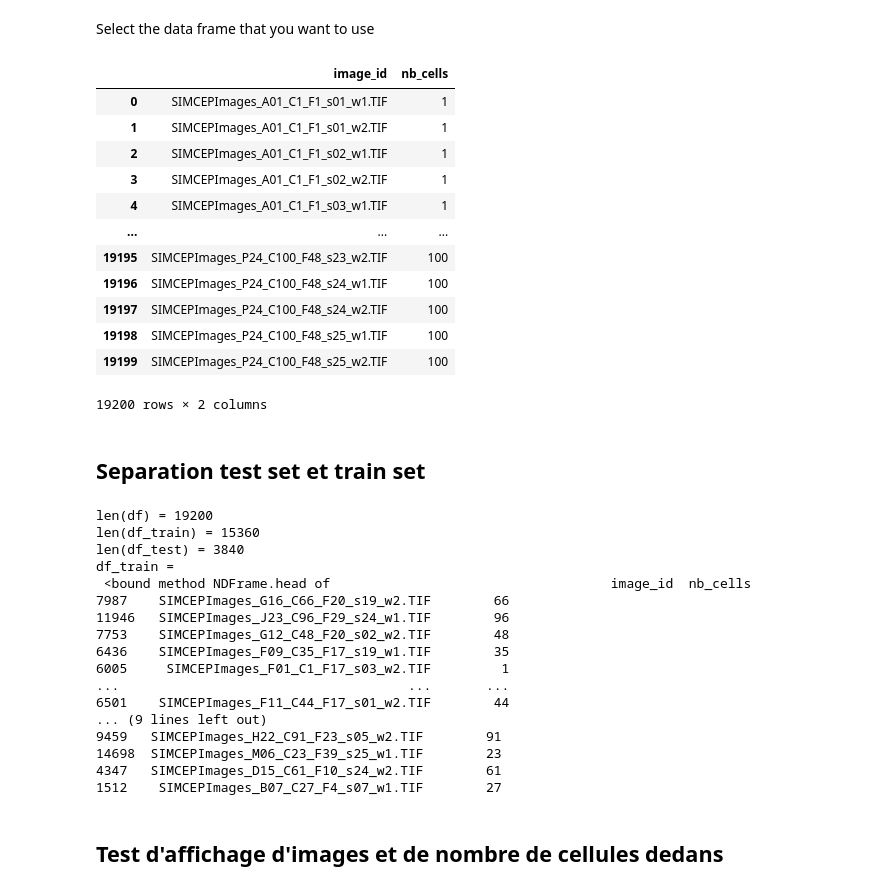
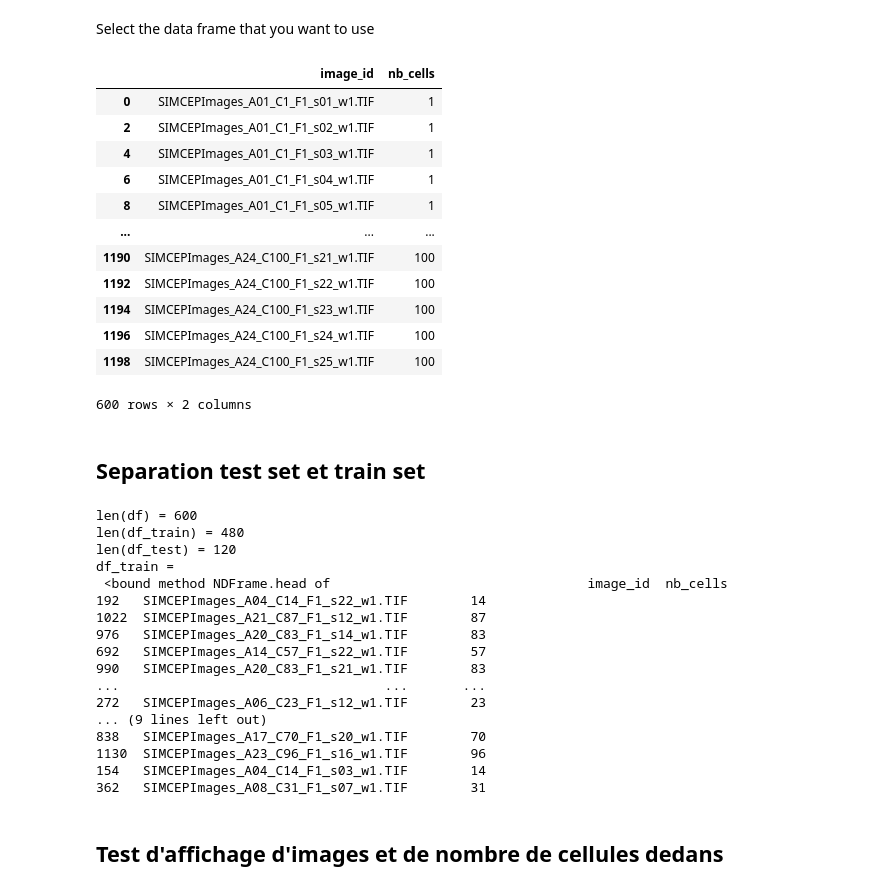
Before and after one commit to Faberra57/cobalt, a Jupyter notebook: CNN/cnn.ipynb, the cells around one changed output. Cells and saved outputs as stored; diff of their text form; code cells hidden in the pictures.

```diff
--- a/CNN/cnn.ipynb
+++ b/CNN/cnn.ipynb
@@ -45,27 +45,30 @@ print(' mask =\n',mask .head())
 # %% [markdown]
 Select the data frame that you want to use
 # %%
-mask_or_image='image'
+mask_or_image='mask'
 if mask_or_image=='mask':
     df=mask
+    # Filtrer les lignes du DataFrame où 'image_id' contient 'w2'
+    df = df[df['image_id'].str.contains("w1", case=False, na=False)]
+
 else:
     df=images.copy()
     df.drop(columns=['blur', 'mask'],inplace=True)
 df
 # %% [output]
 |  | image_id | nb_cells |
 | 0 | SIMCEPImages_A01_C1_F1_s01_w1.TIF | 1 |
-| 1 | SIMCEPImages_A01_C1_F1_s01_w2.TIF | 1 |
 | 2 | SIMCEPImages_A01_C1_F1_s02_w1.TIF | 1 |
-| 3 | SIMCEPImages_A01_C1_F1_s02_w2.TIF | 1 |
 | 4 | SIMCEPImages_A01_C1_F1_s03_w1.TIF | 1 |
+| 6 | SIMCEPImages_A01_C1_F1_s04_w1.TIF | 1 |
+| 8 | SIMCEPImages_A01_C1_F1_s05_w1.TIF | 1 |
 | ... | ... | ... |
-| 19195 | SIMCEPImages_P24_C100_F48_s23_w2.TIF | 100 |
-| 19196 | SIMCEPImages_P24_C100_F48_s24_w1.TIF | 100 |
-| 19197 | SIMCEPImages_P24_C100_F48_s24_w2.TIF | 100 |
-| 19198 | SIMCEPImages_P24_C100_F48_s25_w1.TIF | 100 |
-| 19199 | SIMCEPImages_P24_C100_F48_s25_w2.TIF | 100 |
+| 1190 | SIMCEPImages_A24_C100_F1_s21_w1.TIF | 100 |
+| 1192 | SIMCEPImages_A24_C100_F1_s22_w1.TIF | 100 |
+| 1194 | SIMCEPImages_A24_C100_F1_s23_w1.TIF | 100 |
+| 1196 | SIMCEPImages_A24_C100_F1_s24_w1.TIF | 100 |
+| 1198 | SIMCEPImages_A24_C100_F1_s25_w1.TIF | 100 |
-19200 rows × 2 columns
+600 rows × 2 columns
 # %% [markdown]
 ## Separation test set et train set
 # %%
@@ -79,23 +82,23 @@ print('len(df_test) =',len(df_test))
 print( 'df_train =\n',df_train.head)
 print( 'df_test =\n',df_test.head())
 # %% [output]
-len(df) = 19200
-len(df_train) = 15360
-len(df_test) = 3840
+len(df) = 600
+len(df_train) = 480
+len(df_test) = 120
 df_train =
- <bound method NDFrame.head of                                    image_id  nb_cells
-7987    SIMCEPImages_G16_C66_F20_s19_w2.TIF        66
-11946   SIMCEPImages_J23_C96_F29_s24_w1.TIF        96
-7753    SIMCEPImages_G12_C48_F20_s02_w2.TIF        48
-6436    SIMCEPImages_F09_C35_F17_s19_w1.TIF        35
-6005     SIMCEPImages_F01_C1_F17_s03_w2.TIF         1
-...                                     ...       ...
-6501    SIMCEPImages_F11_C44_F17_s01_w2.TIF        44
+ <bound method NDFrame.head of                                 image_id  nb_cells
+192   SIMCEPImages_A04_C14_F1_s22_w1.TIF        14
+1022  SIMCEPImages_A21_C87_F1_s12_w1.TIF        87
+976   SIMCEPImages_A20_C83_F1_s14_w1.TIF        83
+692   SIMCEPImages_A14_C57_F1_s22_w1.TIF        57
+990   SIMCEPImages_A20_C83_F1_s21_w1.TIF        83
+...                                  ...       ...
+272   SIMCEPImages_A06_C23_F1_s12_w1.TIF        23
 ... (9 lines left out)
-9459   SIMCEPImages_H22_C91_F23_s05_w2.TIF        91
-14698  SIMCEPImages_M06_C23_F39_s25_w1.TIF        23
-4347   SIMCEPImages_D15_C61_F10_s24_w2.TIF        61
-1512    SIMCEPImages_B07_C27_F4_s07_w1.TIF        27
+838   SIMCEPImages_A17_C70_F1_s20_w1.TIF        70
+1130  SIMCEPImages_A23_C96_F1_s16_w1.TIF        96
+154   SIMCEPImages_A04_C14_F1_s03_w1.TIF        14
+362   SIMCEPImages_A08_C31_F1_s07_w1.TIF        31
 # %% [markdown]
 ## Test d'affichage d'images et de nombre de cellules dedans
 # %%
```
Also changed, not shown: parts of 11 cells of this notebook.
